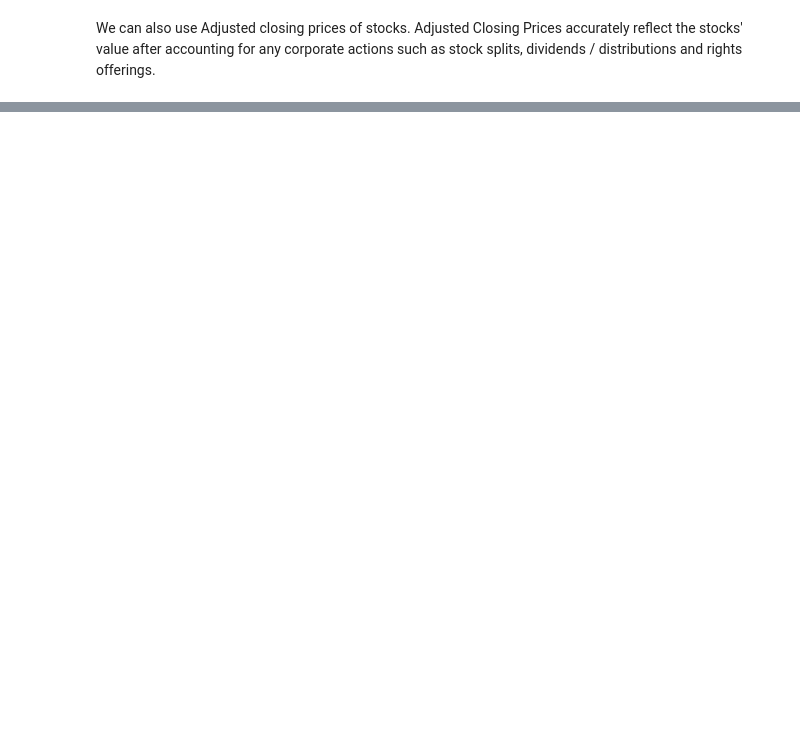
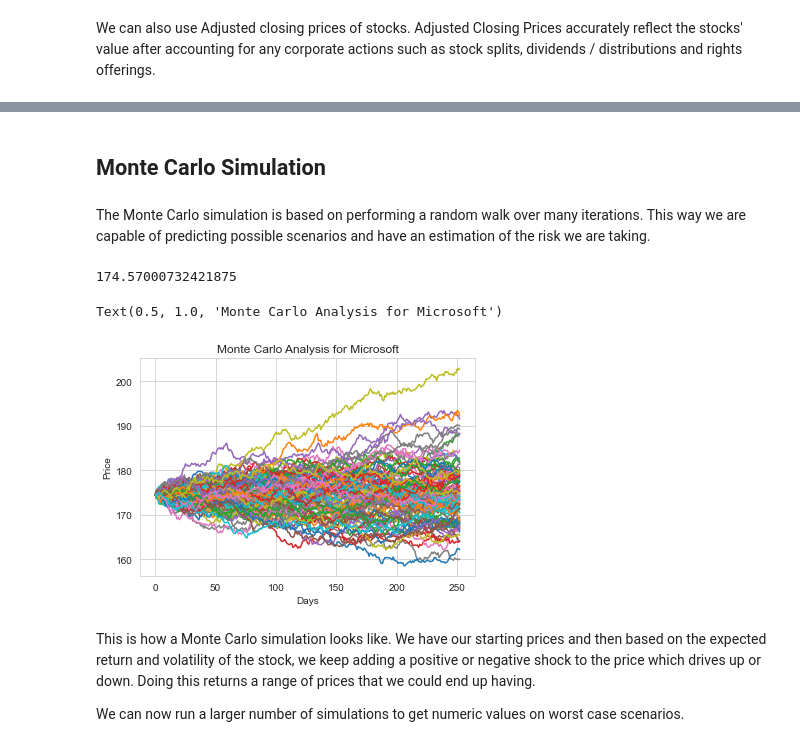
Before and after one commit to DuarteDx/MicrosoftStockAnalysis, a Jupyter notebook: analysis.ipynb, the cells around one changed output, grey strips where cells are left out. Cells and saved outputs as stored; diff of their text form; code cells hidden in the pictures; blank space fills up the shorter version.

Commit message:
monte carlo simulation

```diff
--- a/analysis.ipynb
+++ b/analysis.ipynb
@@ -118,0 +165,12 @@ ms_volume = MSFT.loc[:,'Volume'].iplot(title='Microsoft - Volume')
+# %%
+# Get dataframe with closing price
+df_adj_close = DataReader('MSFT','yahoo',datetime(2019,12,30),end)["Adj Close"]
+
+# Get the daily change in stock price
+#pct_change() calculates the difference between an element and its previous element
+daily_change = df_adj_close.pct_change()
+
+
+# Remove missing values with dropna()
+daily_change = daily_change.dropna()
+daily_change
@@ -118,0 +191,4 @@ ms_volume = MSFT.loc[:,'Volume'].iplot(title='Microsoft - Volume')
+# %% [markdown]
+## Monte Carlo Simulation
+# %% [markdown]
+The Monte Carlo simulation is based on performing a random walk over many iterations. This way we are capable of predicting possible scenarios and have an estimation of the risk we are taking.
@@ -118,0 +233,22 @@ ms_volume = MSFT.loc[:,'Volume'].iplot(title='Microsoft - Volume')
+# %%
+start_price = MSFT.iloc[-1,5]
+start_price
+# %% [output]
+174.57000732421875
+# %%
+# Getting Apple' start price
+start_price = MSFT.iloc[-1,5]
+
+for run in range(100):
+    plt.plot(stock_monte_carlo(start_price,days,mu,sigma))
+plt.xlabel("Days")
+plt.ylabel("Price")
+plt.title('Monte Carlo Analysis for Microsoft')
+# %% [output]
+Text(0.5, 1.0, 'Monte Carlo Analysis for Microsoft')
+[figure, added]
+# %% [markdown]
+
+This is how a Monte Carlo simulation looks like. We have our starting prices and then based on the expected return and volatility of the stock, we keep adding a positive or negative shock to the price which drives up or down. Doing this returns a range of prices that we could end up having.
+
+We can now run a larger number of simulations to get numeric values on worst case scenarios.
```
Also changed, not shown: parts of 21 cells of this notebook.
